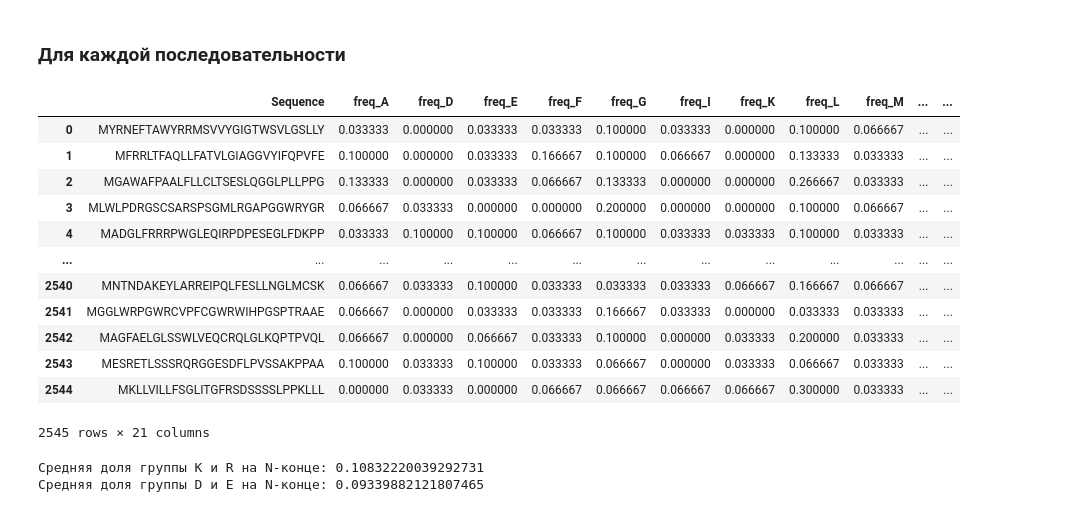
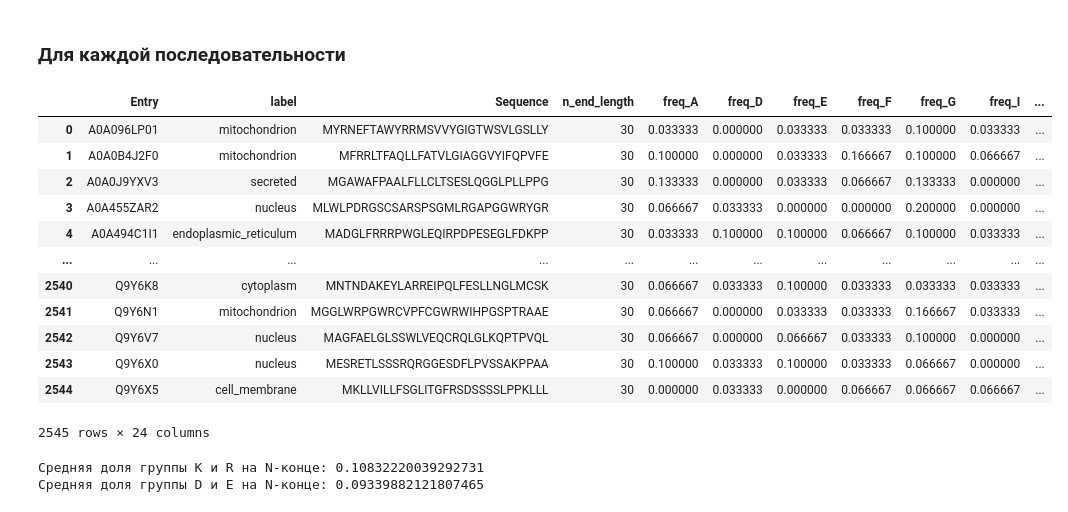
Before and after one commit to EnemyOfDeath7/protein-localization-project, a Jupyter notebook: notebooks/03_eda.ipynb, the cells around one changed output. Drawn from its saved outputs; the diff is of its cells as text; code cells hidden in the pictures.

```diff
--- a/notebooks/03_eda.ipynb
+++ b/notebooks/03_eda.ipynb
@@ -581,22 +581,22 @@ print("Последовательностей короче 30 остатков:"
 ### Для каждой последовательности
 # %%
 freq_seq_N_end = df_N_end["Sequence"].apply(calc_sequence_freq)
-freq_seq_N_end = pd.concat([df_N_end["Sequence"], freq_seq_N_end], axis=1)
+freq_seq_N_end = pd.concat([df_N_end[["Entry", "label", "Sequence", "n_end_length"]], freq_seq_N_end], axis=1)
 freq_seq_N_end
 # %% [output]
-|  | Sequence | freq_A | freq_D | freq_E | freq_F | freq_G | freq_I | freq_K | freq_L | freq_M | ... | ... |
-| 0 | MYRNEFTAWYRRMSVVYGIGTWSVLGSLLY | 0.033333 | 0.000000 | 0.033333 | 0.033333 | 0.100000 | 0.033333 | 0.000000 | 0.100000 | 0.066667 | ... | ... |
-| 1 | MFRRLTFAQLLFATVLGIAGGVYIFQPVFE | 0.100000 | 0.000000 | 0.033333 | 0.166667 | 0.100000 | 0.066667 | 0.000000 | 0.133333 | 0.033333 | ... | ... |
-| 2 | MGAWAFPAALFLLCLTSESLQGGLPLLPPG | 0.133333 | 0.000000 | 0.033333 | 0.066667 | 0.133333 | 0.000000 | 0.000000 | 0.266667 | 0.033333 | ... | ... |
-| 3 | MLWLPDRGSCSARSPSGMLRGAPGGWRYGR | 0.066667 | 0.033333 | 0.000000 | 0.000000 | 0.200000 | 0.000000 | 0.000000 | 0.100000 | 0.066667 | ... | ... |
-| 4 | MADGLFRRRPWGLEQIRPDPESEGLFDKPP | 0.033333 | 0.100000 | 0.100000 | 0.066667 | 0.100000 | 0.033333 | 0.033333 | 0.100000 | 0.033333 | ... | ... |
-| ... | ... | ... | ... | ... | ... | ... | ... | ... | ... | ... | ... | ... |
-| 2540 | MNTNDAKEYLARREIPQLFESLLNGLMCSK | 0.066667 | 0.033333 | 0.100000 | 0.033333 | 0.033333 | 0.033333 | 0.066667 | 0.166667 | 0.066667 | ... | ... |
-| 2541 | MGGLWRPGWRCVPFCGWRWIHPGSPTRAAE | 0.066667 | 0.000000 | 0.033333 | 0.033333 | 0.166667 | 0.033333 | 0.000000 | 0.033333 | 0.033333 | ... | ... |
-| 2542 | MAGFAELGLSSWLVEQCRQLGLKQPTPVQL | 0.066667 | 0.000000 | 0.066667 | 0.033333 | 0.100000 | 0.000000 | 0.033333 | 0.200000 | 0.033333 | ... | ... |
-| 2543 | MESRETLSSSRQRGGESDFLPVSSAKPPAA | 0.100000 | 0.033333 | 0.100000 | 0.033333 | 0.066667 | 0.000000 | 0.033333 | 0.066667 | 0.033333 | ... | ... |
-| 2544 | MKLLVILLFSGLITGFRSDSSSSLPPKLLL | 0.000000 | 0.033333 | 0.000000 | 0.066667 | 0.066667 | 0.066667 | 0.066667 | 0.300000 | 0.033333 | ... | ... |
+|  | Entry | label | Sequence | n_end_length | freq_A | freq_D | freq_E | freq_F | freq_G | freq_I | ... |
+| 0 | A0A096LP01 | mitochondrion | MYRNEFTAWYRRMSVVYGIGTWSVLGSLLY | 30 | 0.033333 | 0.000000 | 0.033333 | 0.033333 | 0.100000 | 0.033333 | ... |
+| 1 | A0A0B4J2F0 | mitochondrion | MFRRLTFAQLLFATVLGIAGGVYIFQPVFE | 30 | 0.100000 | 0.000000 | 0.033333 | 0.166667 | 0.100000 | 0.066667 | ... |
+| 2 | A0A0J9YXV3 | secreted | MGAWAFPAALFLLCLTSESLQGGLPLLPPG | 30 | 0.133333 | 0.000000 | 0.033333 | 0.066667 | 0.133333 | 0.000000 | ... |
+| 3 | A0A455ZAR2 | nucleus | MLWLPDRGSCSARSPSGMLRGAPGGWRYGR | 30 | 0.066667 | 0.033333 | 0.000000 | 0.000000 | 0.200000 | 0.000000 | ... |
+| 4 | A0A494C1I1 | endoplasmic_reticulum | MADGLFRRRPWGLEQIRPDPESEGLFDKPP | 30 | 0.033333 | 0.100000 | 0.100000 | 0.066667 | 0.100000 | 0.033333 | ... |
+| ... | ... | ... | ... | ... | ... | ... | ... | ... | ... | ... | ... |
+| 2540 | Q9Y6K8 | cytoplasm | MNTNDAKEYLARREIPQLFESLLNGLMCSK | 30 | 0.066667 | 0.033333 | 0.100000 | 0.033333 | 0.033333 | 0.033333 | ... |
+| 2541 | Q9Y6N1 | mitochondrion | MGGLWRPGWRCVPFCGWRWIHPGSPTRAAE | 30 | 0.066667 | 0.000000 | 0.033333 | 0.033333 | 0.166667 | 0.033333 | ... |
+| 2542 | Q9Y6V7 | nucleus | MAGFAELGLSSWLVEQCRQLGLKQPTPVQL | 30 | 0.066667 | 0.000000 | 0.066667 | 0.033333 | 0.100000 | 0.000000 | ... |
+| 2543 | Q9Y6X0 | nucleus | MESRETLSSSRQRGGESDFLPVSSAKPPAA | 30 | 0.100000 | 0.033333 | 0.100000 | 0.033333 | 0.066667 | 0.000000 | ... |
+| 2544 | Q9Y6X5 | cell_membrane | MKLLVILLFSGLITGFRSDSSSSLPPKLLL | 30 | 0.000000 | 0.033333 | 0.000000 | 0.066667 | 0.066667 | 0.066667 | ... |
-2545 rows × 21 columns
+2545 rows × 24 columns
 # %%
 # Доля K и R
 freq_seq_N_end["freq_KR"] = (freq_seq_N_end["freq_K"] + freq_seq_N_end["freq_R"])
```
Also changed, not shown: parts of 21 cells of this notebook.
